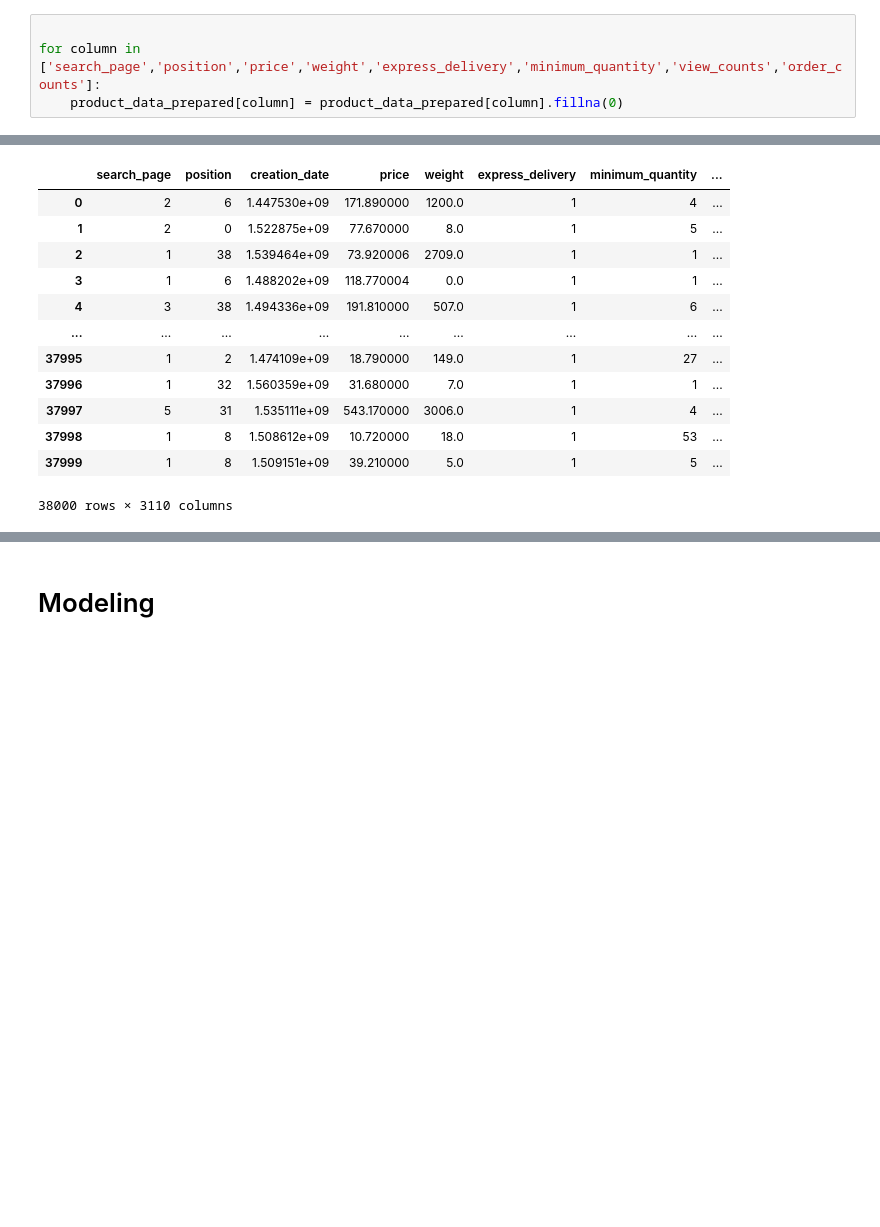
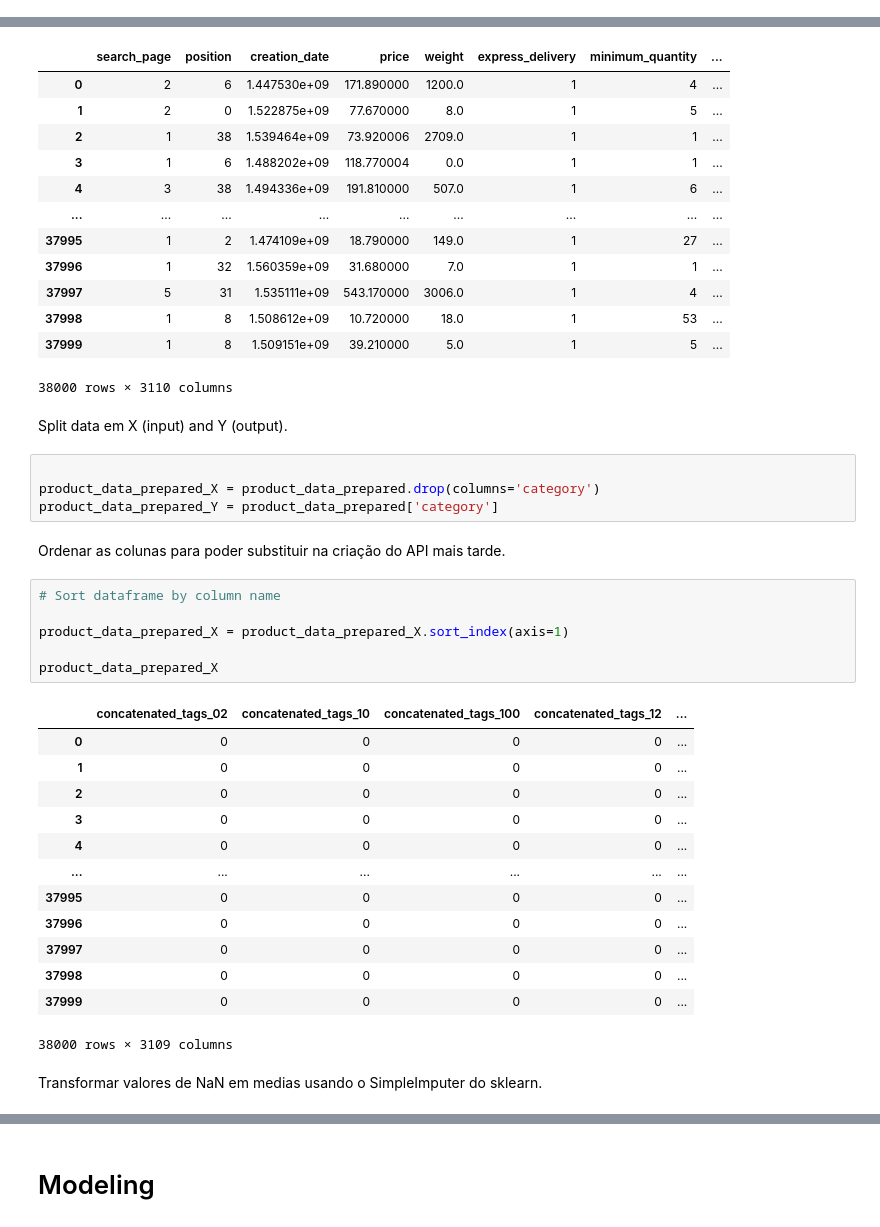
Before and after one commit to cmtg/intelligent-systems-project, a Jupyter notebook: training/trainer.ipynb, the cells around one changed output, grey strips where cells are left out. Drawn from its saved outputs; the diff is of its cells as text; blank space fills up the shorter version.

Commit message:
Adicionei Imputer para tratar de valores NULL & serializei as colunas e o imputer

```diff
--- a/training/trainer.ipynb
+++ b/training/trainer.ipynb
@@ -90,4 +85,0 @@ Name: weight, dtype: int64
-# %%
-
-for column in ['search_page','position','price','weight','express_delivery','minimum_quantity','view_counts','order_counts']:
-    product_data_prepared[column] = product_data_prepared[column].fillna(0)
@@ -222,3 +208,33 @@ product_data_prepared
 | 37998 | 1 | 8 | 1.508612e+09 | 10.720000 | 18.0 | 1 | 53 | ... |
 | 37999 | 1 | 8 | 1.509151e+09 | 39.210000 | 5.0 | 1 | 5 | ... |
 38000 rows × 3110 columns
+# %% [markdown]
+Split data em X (input) and Y (output).
+# %%
+
+product_data_prepared_X = product_data_prepared.drop(columns='category')
+product_data_prepared_Y = product_data_prepared['category']
+# %% [markdown]
+Ordenar as colunas para poder substituir na criação do API mais tarde.
+# %%
+# Sort dataframe by column name
+
+product_data_prepared_X = product_data_prepared_X.sort_index(axis=1)
+
+product_data_prepared_X
+# %% [output]
+|  | concatenated_tags_02 | concatenated_tags_10 | concatenated_tags_100 | concatenated_tags_12 | ... |
+| 0 | 0 | 0 | 0 | 0 | ... |
+| 1 | 0 | 0 | 0 | 0 | ... |
+| 2 | 0 | 0 | 0 | 0 | ... |
+| 3 | 0 | 0 | 0 | 0 | ... |
+| 4 | 0 | 0 | 0 | 0 | ... |
+| ... | ... | ... | ... | ... | ... |
+| 37995 | 0 | 0 | 0 | 0 | ... |
+| 37996 | 0 | 0 | 0 | 0 | ... |
+| 37997 | 0 | 0 | 0 | 0 | ... |
+| 37998 | 0 | 0 | 0 | 0 | ... |
+| 37999 | 0 | 0 | 0 | 0 | ... |
+38000 rows × 3109 columns
+# %% [markdown]
+Transformar valores de NaN em medias usando o SimpleImputer do sklearn.
```
Also changed, not shown: parts of 16 cells of this notebook, 4 other files.
